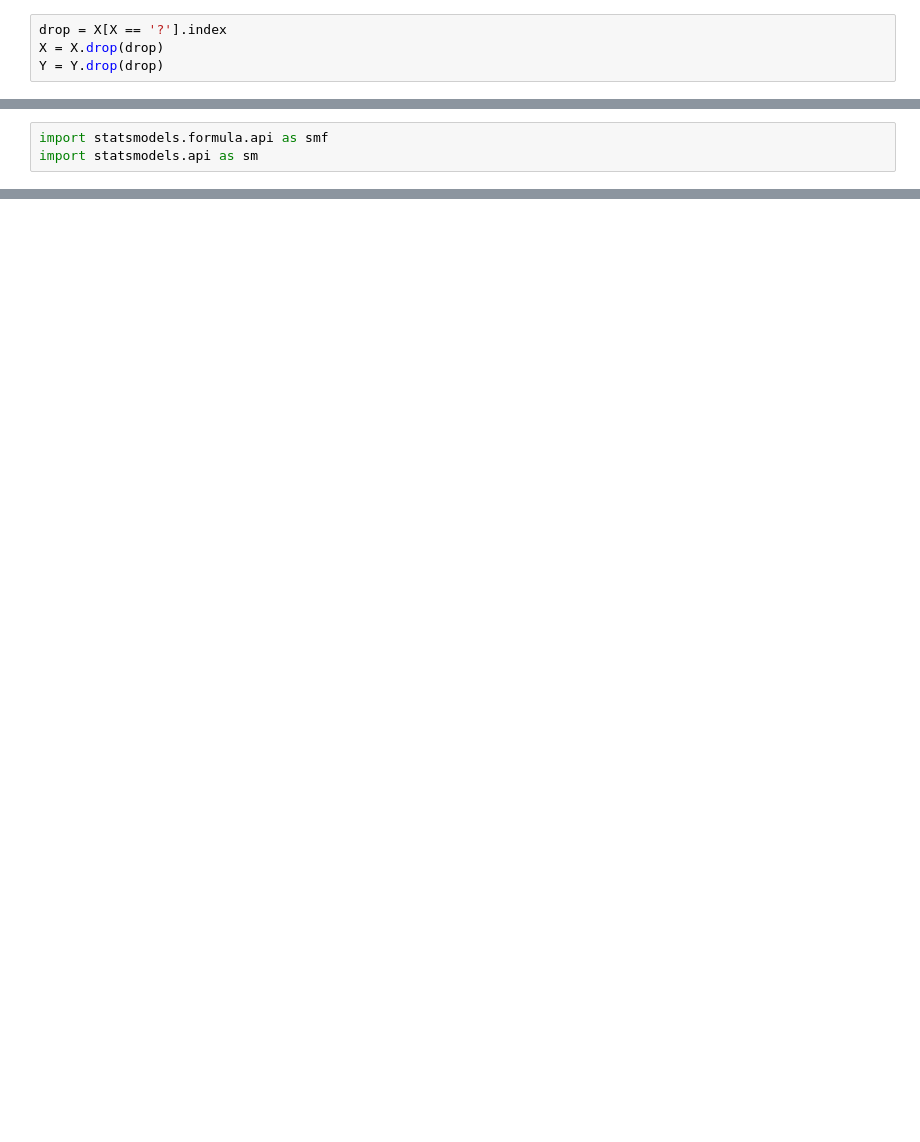
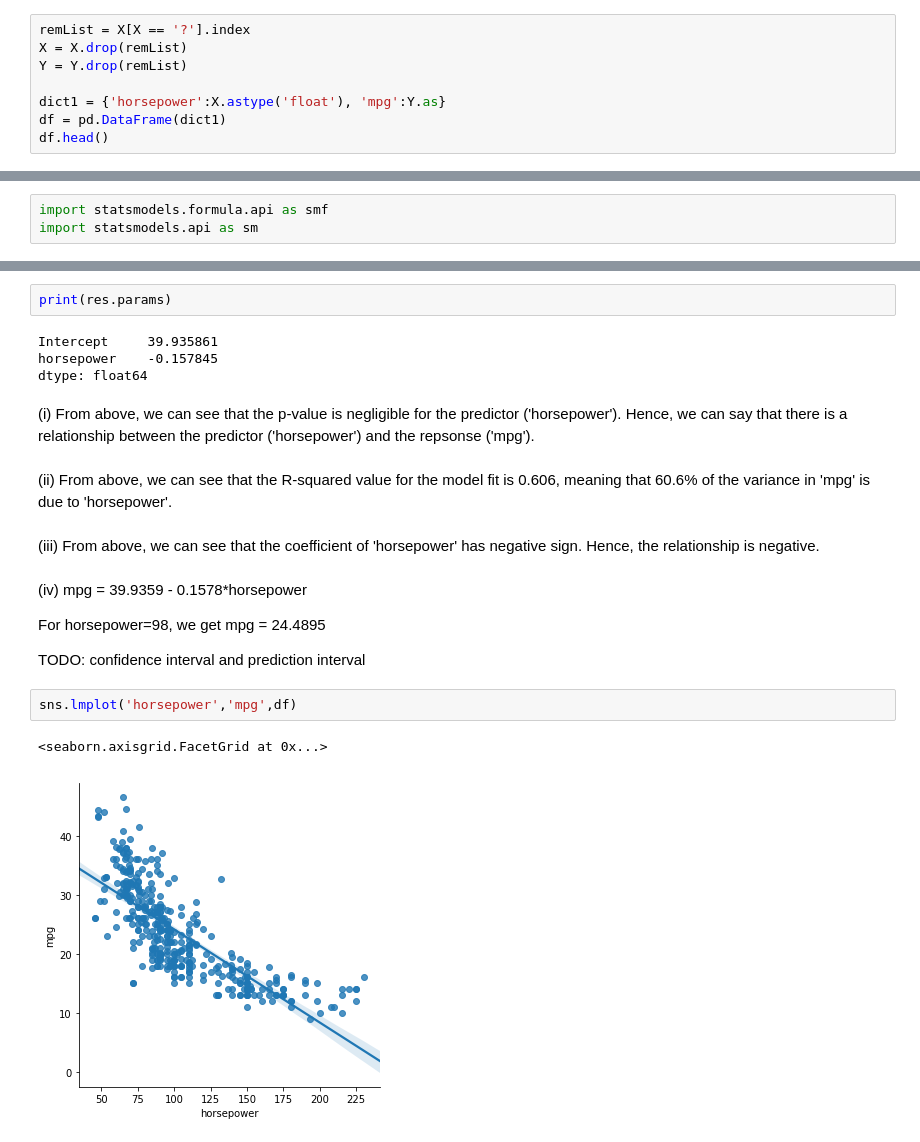
Before and after one commit to akmishra-nitr/ISLRwP, a Jupyter notebook: Chapter 3 - Linear Regression/Chapter 3 Exercises - Applied.ipynb, the cells around one changed output, grey strips where cells are left out. Drawn from its saved outputs; the diff is of its cells as text; blank space fills up the shorter version.

```diff
--- a/Chapter 3 - Linear Regression/Chapter 3 Exercises - Applied.ipynb
+++ b/Chapter 3 - Linear Regression/Chapter 3 Exercises - Applied.ipynb
@@ -45,6 +45,10 @@ array([18. , 15. , 16. , 17. , 14. , 24. , 22. , 21. , 27. , 26. , 25. ,
        23.5, 39.1, 39. , 35.1, 32.3, 37.7, 34.7, 34.4, 29.9, 33.7, 32.9,
        31.6, 28.1, 30.7, 24.2, 22.4, 34. , 38. , 44. ])
 # %%
-drop = X[X == '?'].index
-X = X.drop(drop)
-Y = Y.drop(drop)
+remList = X[X == '?'].index
+X = X.drop(remList)
+Y = Y.drop(remList)
+
+dict1 = {'horsepower':X.astype('float'), 'mpg':Y.as}
+df = pd.DataFrame(dict1)
+df.head()
@@ -57,0 +87,23 @@ print(res.summary())
+# %%
+print(res.params)
+# %% [output]
+Intercept     39.935861
+horsepower    -0.157845
+dtype: float64
+# %% [markdown]
+(i) From above, we can see that the p-value is negligible for the predictor ('horsepower'). Hence, we can say that there is a relationship between the predictor ('horsepower') and the repsonse ('mpg').
+# %% [markdown]
+(ii) From above, we can see that the R-squared value for the model fit is 0.606, meaning that 60.6% of the variance in 'mpg' is due to 'horsepower'.
+# %% [markdown]
+(iii) From above, we can see that the coefficient of 'horsepower' has negative sign. Hence, the relationship is negative.
+# %% [markdown]
+(iv) mpg = 39.9359 - 0.1578*horsepower
+
+For horsepower=98, we get mpg = 24.4895
+
+TODO: confidence interval and prediction interval
+# %%
+sns.lmplot('horsepower','mpg',df)
+# %% [output]
+<seaborn.axisgrid.FacetGrid at 0x...>
+[figure, added]
```
Also changed, not shown: parts of 48 cells of this notebook.
